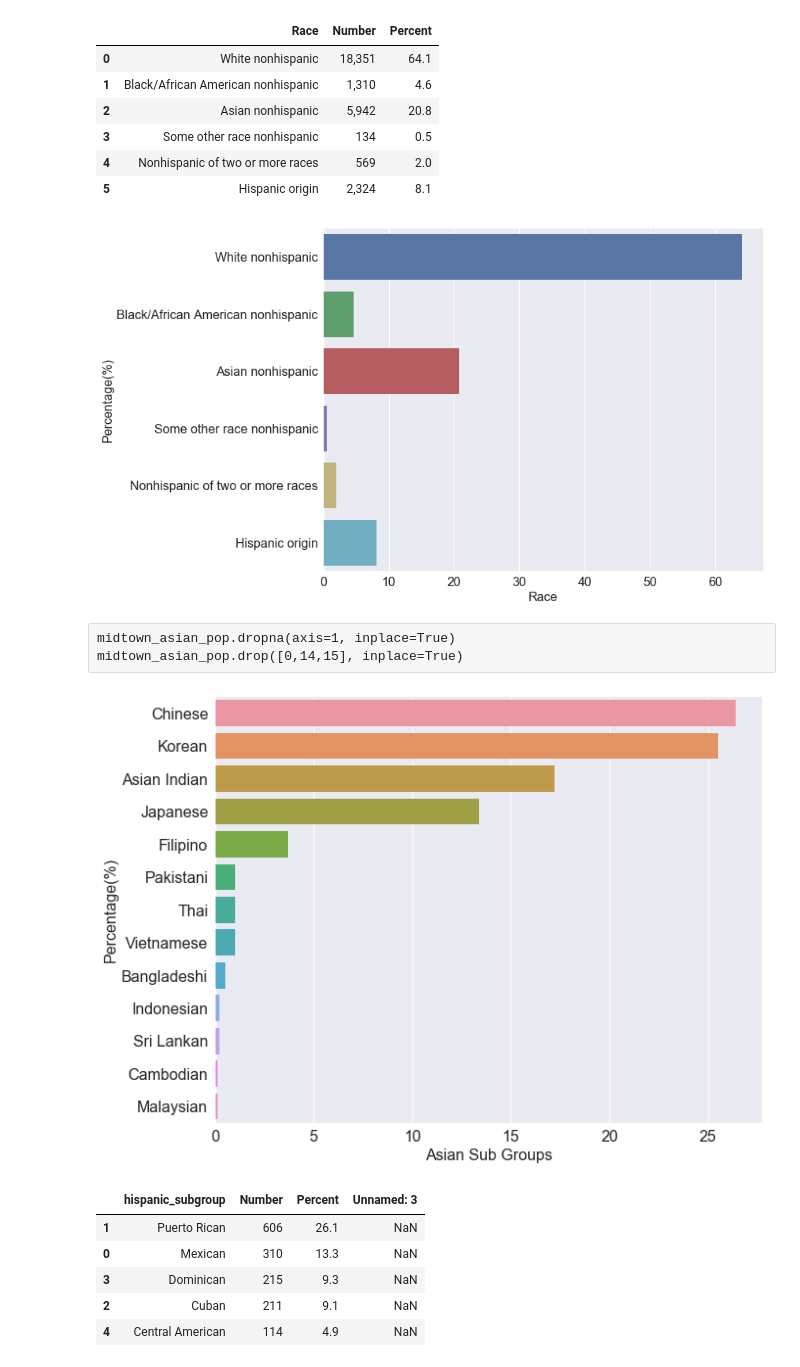
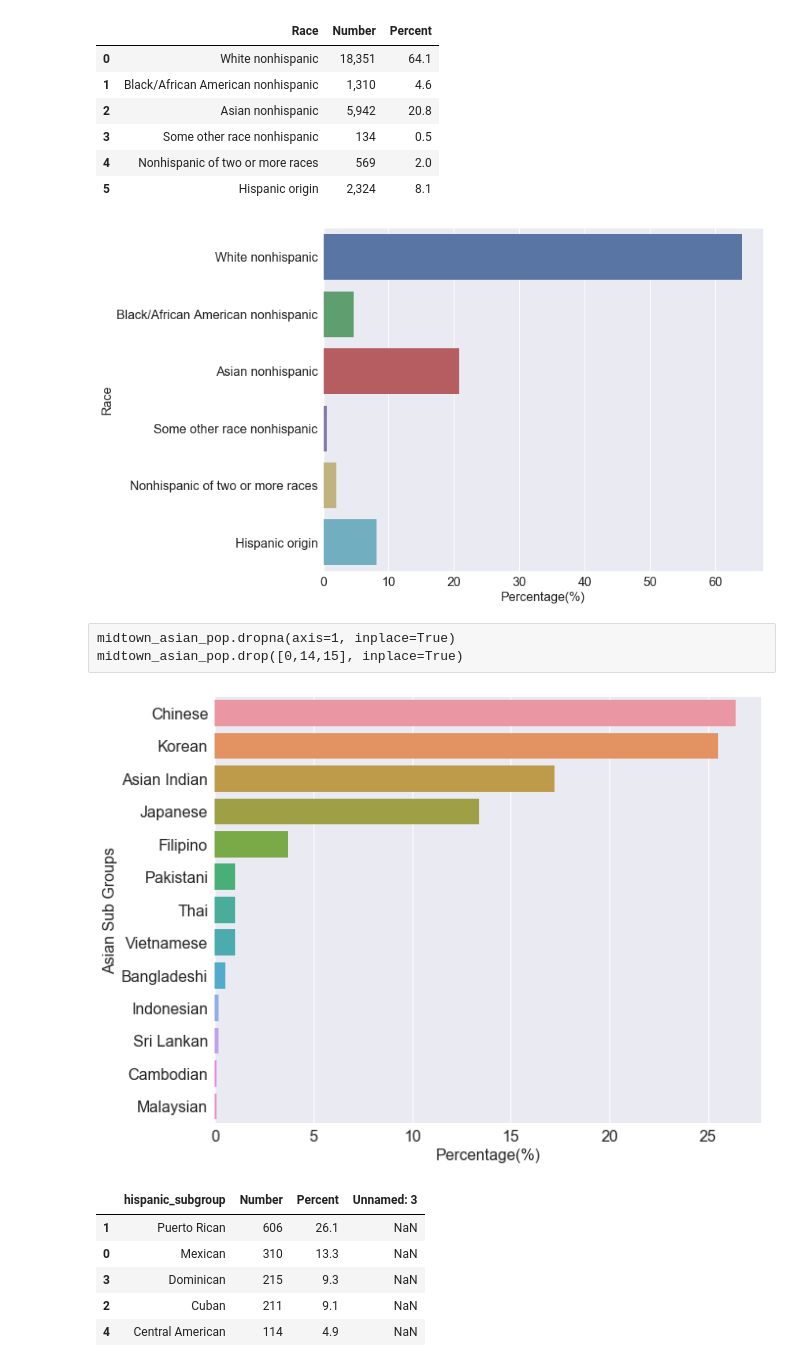
Before and after one commit to TRobertJackson/Data-Science-Projects, a Jupyter notebook: Benson Project.ipynb, the cells around one changed output. Drawn from its saved outputs; the diff is of its cells as text; code cells hidden in the pictures.

Commit message:
modify income figure

```diff
--- a/Benson Project.ipynb
+++ b/Benson Project.ipynb
@@ -318,11 +318,11 @@ midtown_demo
 # %%
 fig, ax = plt.subplots(figsize = (10, 8))
 sns.barplot(y = midtown_demo['Race'], x = midtown_demo['Percent'])
-ax.set_xlabel('Race');
-ax.set_ylabel('Percentage(%)');
+ax.set_ylabel('Race');
+ax.set_xlabel('Percentage(%)');
 plt.savefig('images/Race Breakdown Midtown.png');
 # %% [output]
-[figure, old version]
+[figure, new version]
 # %%
 midtown_asian_pop = pd.read_csv('data/midtown_asian_breakdown.csv')
 # %% [raw]
@@ -333,11 +333,11 @@ midtown_asian_pop = midtown_asian_pop.sort_values('Percent', ascending = False)
 # %%
 fig, ax = plt.subplots(figsize = (10, 8))
 sns.barplot(y = midtown_asian_pop['SELECTED ASIAN SUBGROUPS'], x = midtown_asian_pop['Percent'])
-ax.set_xlabel('Asian Sub Groups');
-ax.set_ylabel('Percentage(%)');
+ax.set_ylabel('Asian Sub Groups');
+ax.set_xlabel('Percentage(%)');
 plt.savefig('images/Asian Sub Groups Breakdown Midtown.png');
 # %% [output]
-[figure, old version]
+[figure, new version]
 # %%
 midtown_hispanic_pop = pd.read_csv('data/midtown_hispanic_breakdown.csv')
 midtown_hispanic_pop = midtown_hispanic_pop.sort_values('Percent', ascending = False)
```
Also changed, not shown: parts of 4 cells of this notebook, 5 other files.
